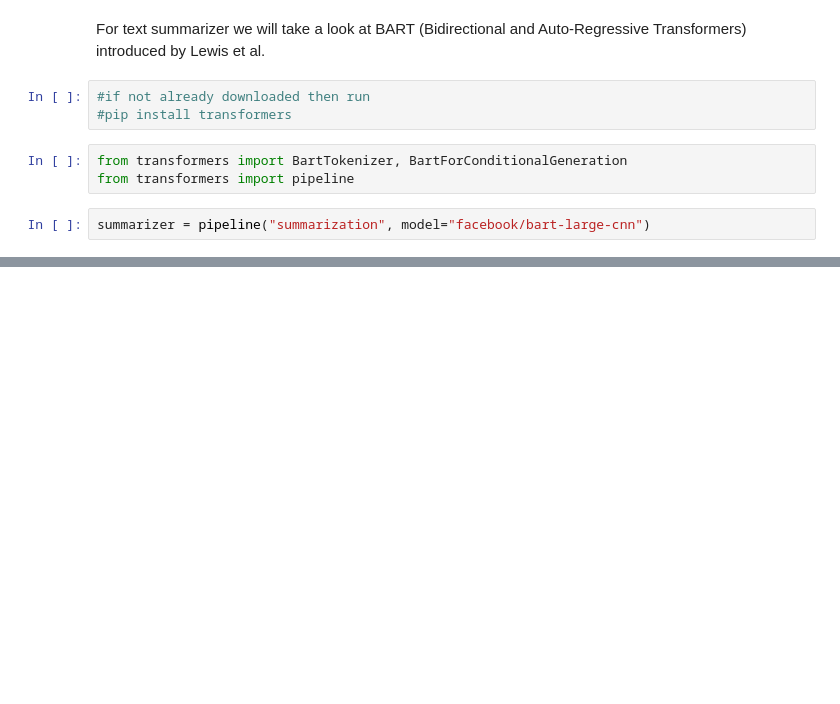
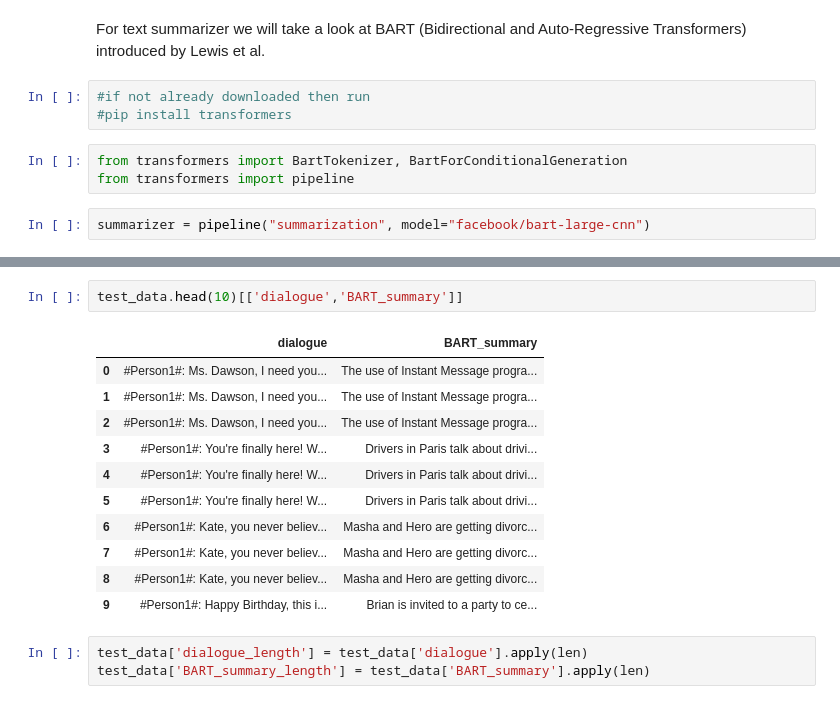
Before and after one commit to SnowScriptWinterOfCode/ML-Models, a Jupyter notebook: Text Summarizer Model/model/model.ipynb, the cells around one changed output, grey strips where cells are left out. Saved outputs shown, nothing was run; the diff lists cells and outputs as text; blank space fills up the shorter version.

```diff
--- a/Text Summarizer Model/model/model.ipynb
+++ b/Text Summarizer Model/model/model.ipynb
@@ -122,0 +146,17 @@ NameError: name 'train_data' is not defined
+# %%
+test_data.head(10)[['dialogue','BART_summary']]
+# %% [output]
+|  | dialogue | BART_summary |
+| 0 | #Person1#: Ms. Dawson, I need you... | The use of Instant Message progra... |
+| 1 | #Person1#: Ms. Dawson, I need you... | The use of Instant Message progra... |
+| 2 | #Person1#: Ms. Dawson, I need you... | The use of Instant Message progra... |
+| 3 | #Person1#: You're finally here! W... | Drivers in Paris talk about drivi... |
+| 4 | #Person1#: You're finally here! W... | Drivers in Paris talk about drivi... |
+| 5 | #Person1#: You're finally here! W... | Drivers in Paris talk about drivi... |
+| 6 | #Person1#: Kate, you never believ... | Masha and Hero are getting divorc... |
+| 7 | #Person1#: Kate, you never believ... | Masha and Hero are getting divorc... |
+| 8 | #Person1#: Kate, you never believ... | Masha and Hero are getting divorc... |
+| 9 | #Person1#: Happy Birthday, this i... | Brian is invited to a party to ce... |
+# %%
+test_data['dialogue_length'] = test_data['dialogue'].apply(len)
+test_data['BART_summary_length'] = test_data['BART_summary'].apply(len)
```
Also changed, not shown: parts of 4 cells of this notebook, 6 other files.
